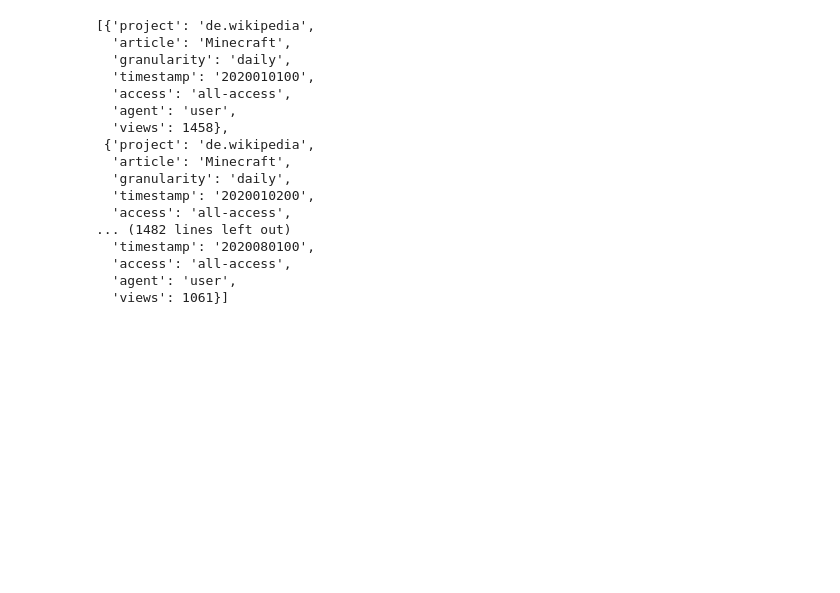
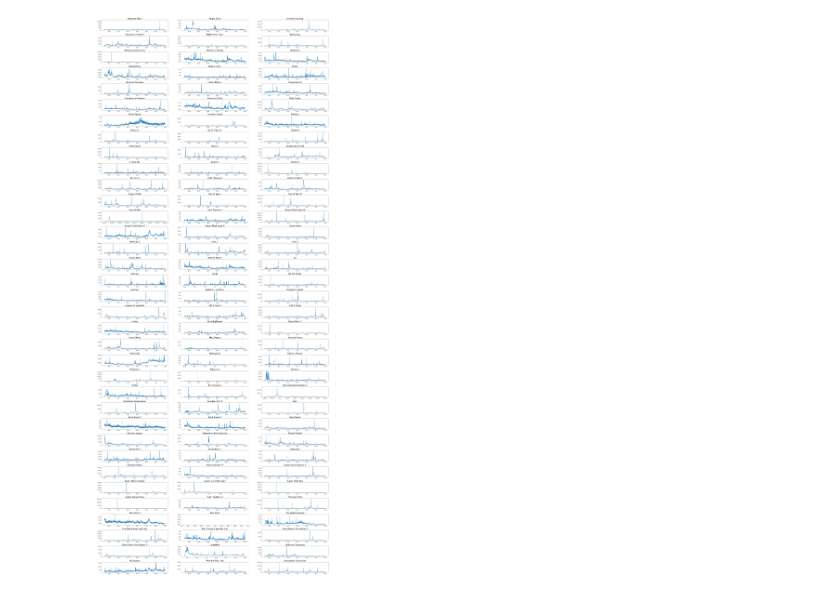
Before and after one commit to MohammadSakhnini/PageView_Prediction, a Jupyter notebook: PageView_Prediction.ipynb, the cells around one changed output. Drawn from its saved outputs; the diff is of its cells as text; code cells hidden in the pictures; blank space fills up the shorter version.

Commit message:
added plots

```diff
--- a/PageView_Prediction.ipynb
+++ b/PageView_Prediction.ipynb
@@ -16,6 +14,6 @@ SESSION = requests.Session()
 # %%
-def get_pageviews(article: str, start: datetime, end: datetime, project="de.wikipedia.org",
-                  access="all-access", agent="user", granularity="daily"):
+def get_pageviews(article: str, start: datetime, end: datetime, project="en.wikipedia.org",
+                  access="all-access", agent="all-agents", granularity="daily"):
     """
         args:
             article: The name of the article
@@ -41,24 +39,6 @@ def get_pageviews(article: str, start: datetime, end: datetime, project="de.wiki
     ]
     url = URL + "/".join(params)
     return SESSION.get(url,headers=HEADERS).json()["items"]
-# %% [output]
-[{'project': 'de.wikipedia',
-  'article': 'Minecraft',
-  'granularity': 'daily',
-  'timestamp': '2020010100',
-  'access': 'all-access',
-  'agent': 'user',
-  'views': 1458},
- {'project': 'de.wikipedia',
-  'article': 'Minecraft',
-  'granularity': 'daily',
-  'timestamp': '2020010200',
-  'access': 'all-access',
-... (1482 lines left out)
-  'timestamp': '2020080100',
-  'access': 'all-access',
-  'agent': 'user',
-  'views': 1061}]
 # %%
 def store_pageviews(title, genre: str, data):
     """
@@ -120,11 +111,18 @@ def get_related_titles(article: str):
-# %%
-gameNames = []
-for file in os.listdir("Data/Games"):
-    if file.endswith(".xlsx"):
-        x = file[0: len(file) - 5]
-        gameNames.append(x)
-
-for i in gameNames:
-    titles = get_related_titles(i)
-    df = pd.DataFrame(titles, columns=["related titles"])
-    df.to_excel("Data/Games/related/related to " + i + ".xlsx")
+# %%
+cols = 3
+rows = 35
+files = []
+for file in os.listdir("Data/Games"):
+    if file.endswith(".csv"):
+        files.append(file)
+
+fig, ax = plt.subplots(rows, cols, figsize=(40, 100), dpi=80)
+for i in range(cols*rows):
+    ax = plt.subplot(rows,cols,i+1)
+    plt.subplots_adjust(hspace=0.5)
+    df = pd.read_csv("Data/Games/"+files[i])
+    df["timestamp"] = pd.to_datetime(df["timestamp"])
+    ax.set_title(files[i].split(".")[0],fontsize=20)
+    ax.plot(df["timestamp"],df["views"])
+# %% [output]
+[figure, added]
```
Also changed, not shown: parts of 5 cells of this notebook.
